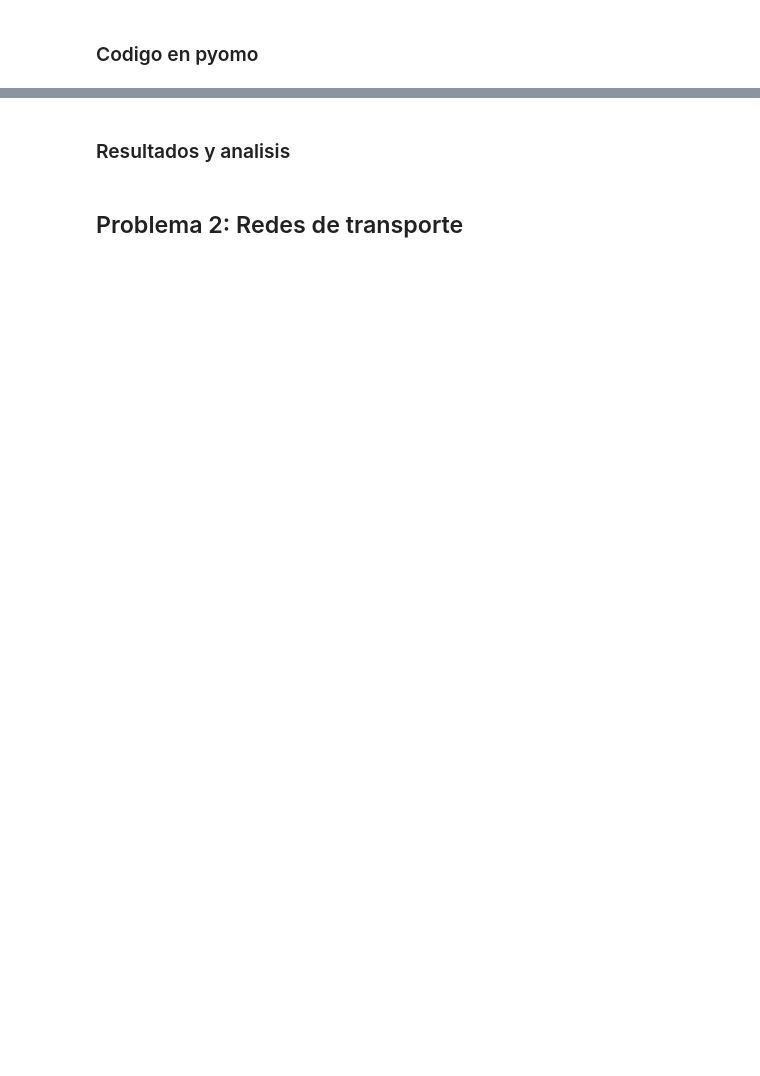
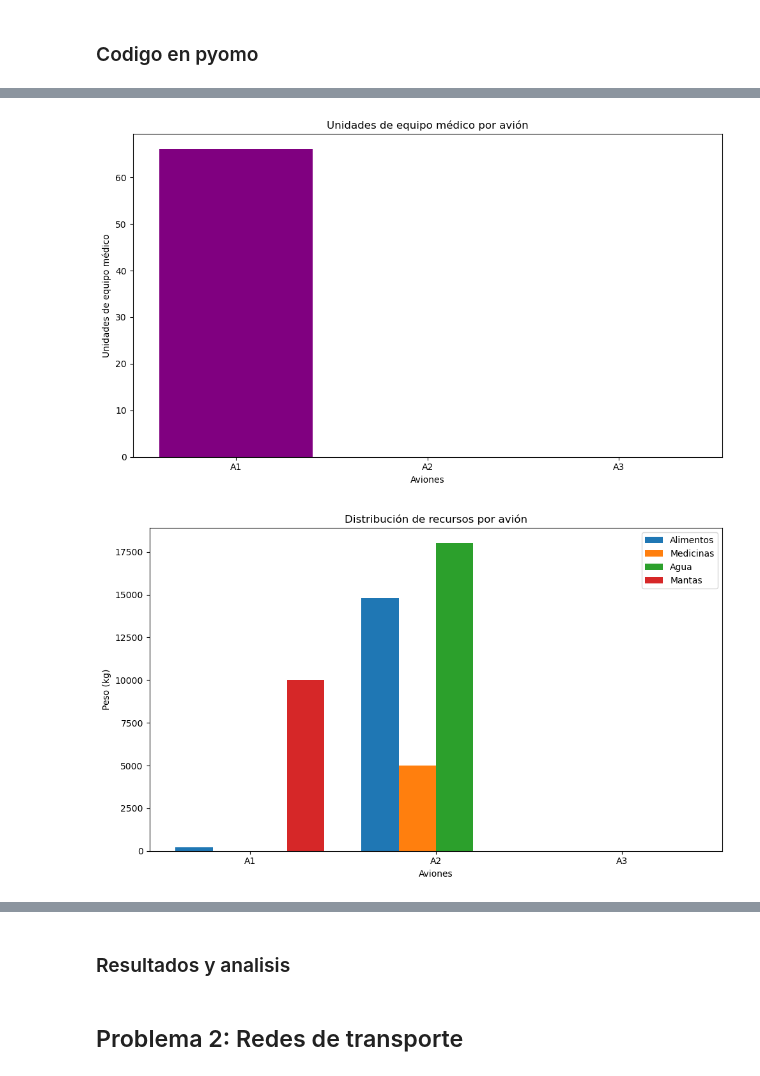
Before and after one commit to SamuelHernandez5/MOS-Actividades, a Jupyter notebook: Labs/Lab2/Punto_1_2.ipynb, the cells around one changed output, grey strips where cells are left out. Drawn from its saved outputs; the diff is of its cells as text; code cells hidden in the pictures; blank space fills up the shorter version.

```diff
--- a/Labs/Lab2/Punto_1_2.ipynb
+++ b/Labs/Lab2/Punto_1_2.ipynb
@@ -247,0 +261,45 @@ Valor total transportado: 300.0 USD
+# %%
+resource_weights = {avion: {recurso: model.x[recurso, avion].value for recurso in model.R} for avion in model.A}
+
+# Resultados del equipo médico
+y_results = {avion: model.y[avion].value for avion in model.A}
+
+# 2. Unidades de equipo médico por avión
+fig, ax = plt.subplots(figsize=(10, 6))
+ax.bar(model.A, [y_results[avion] for avion in model.A], color='purple')
+ax.set_xlabel('Aviones')
+ax.set_ylabel('Unidades de equipo médico')
+ax.set_title('Unidades de equipo médico por avión')
+plt.tight_layout()
+
+# 3. Distribución de recursos por avión (peso en kg)
+fig, ax = plt.subplots(figsize=(10, 6))
+bar_width = 0.2
+indices = np.arange(len(model.A))
+
+# Barra para cada recurso
+for i, recurso in enumerate(model.R):
+    ax.bar(indices + i * bar_width, [resource_weights[avion][recurso] for avion in model.A], bar_width, label=recurso)
+
+ax.set_xlabel('Aviones')
+ax.set_ylabel('Peso (kg)')
+ax.set_title('Distribución de recursos por avión')
+ax.set_xticks(indices + bar_width * 1.5)
+ax.set_xticklabels(model.A)
+ax.legend()
+plt.tight_layout()
+
+
+# 5. Distribución total de recursos y equipo médico
+total_load = [sum([resource_weights[avion][recurso] for recurso in model.R]) + 300 * y_results[avion] for avion in model.A]
+total_equipment = [y_results[avion] for avion in model.A]
+
+fig, ax = plt.subplots(figsize=(10, 6))
+ax.pie(total_load, labels=model.A, autopct='%1.1f%%', startangle=90, colors=['skyblue', 'lightgreen', 'lightcoral'])
+ax.set_title('Distribución total de recursos por avión')
+plt.tight_layout()
+
+plt.show()
+# %% [output]
+[figure, added]
+[figure, added]
```
Also changed, not shown: parts of 12 cells of this notebook.
